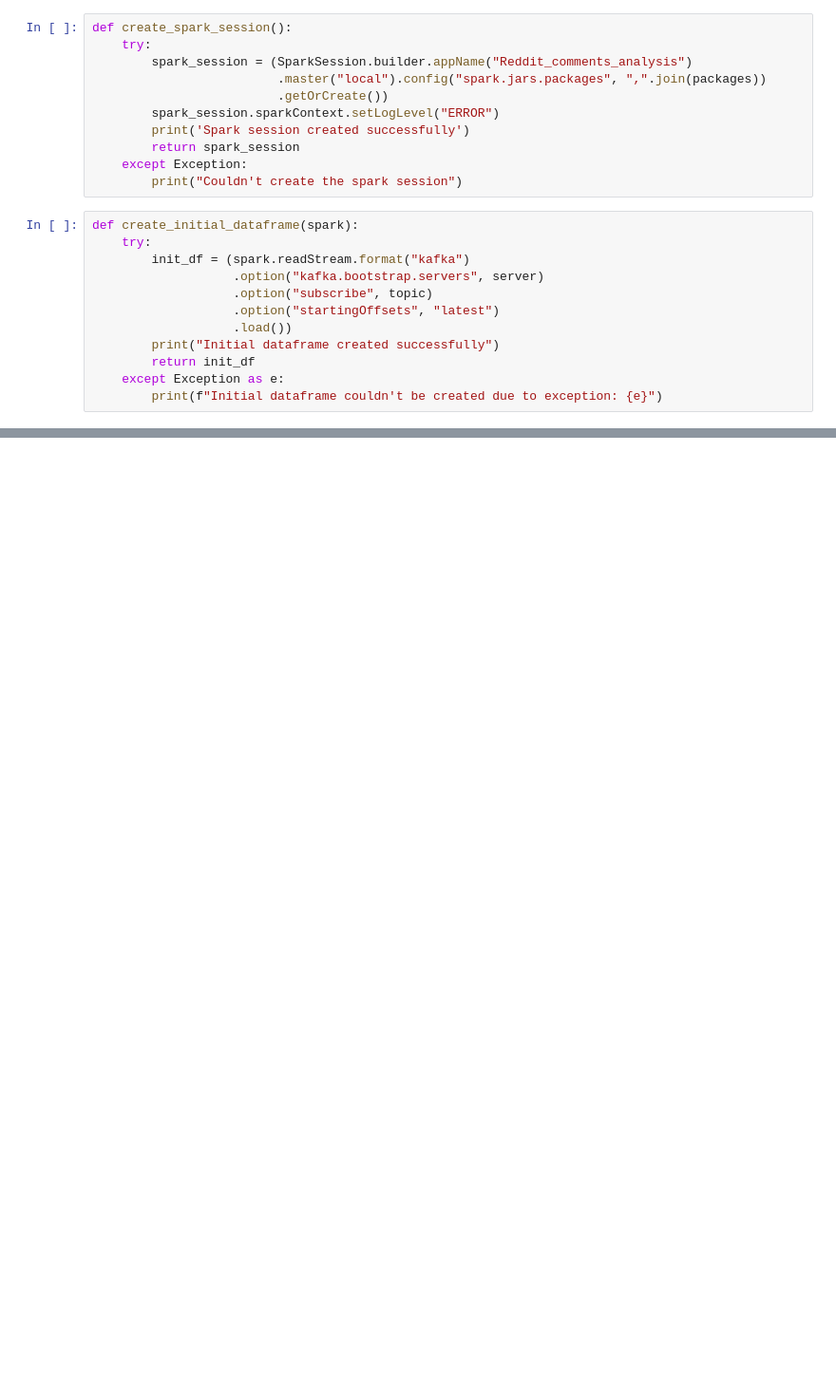
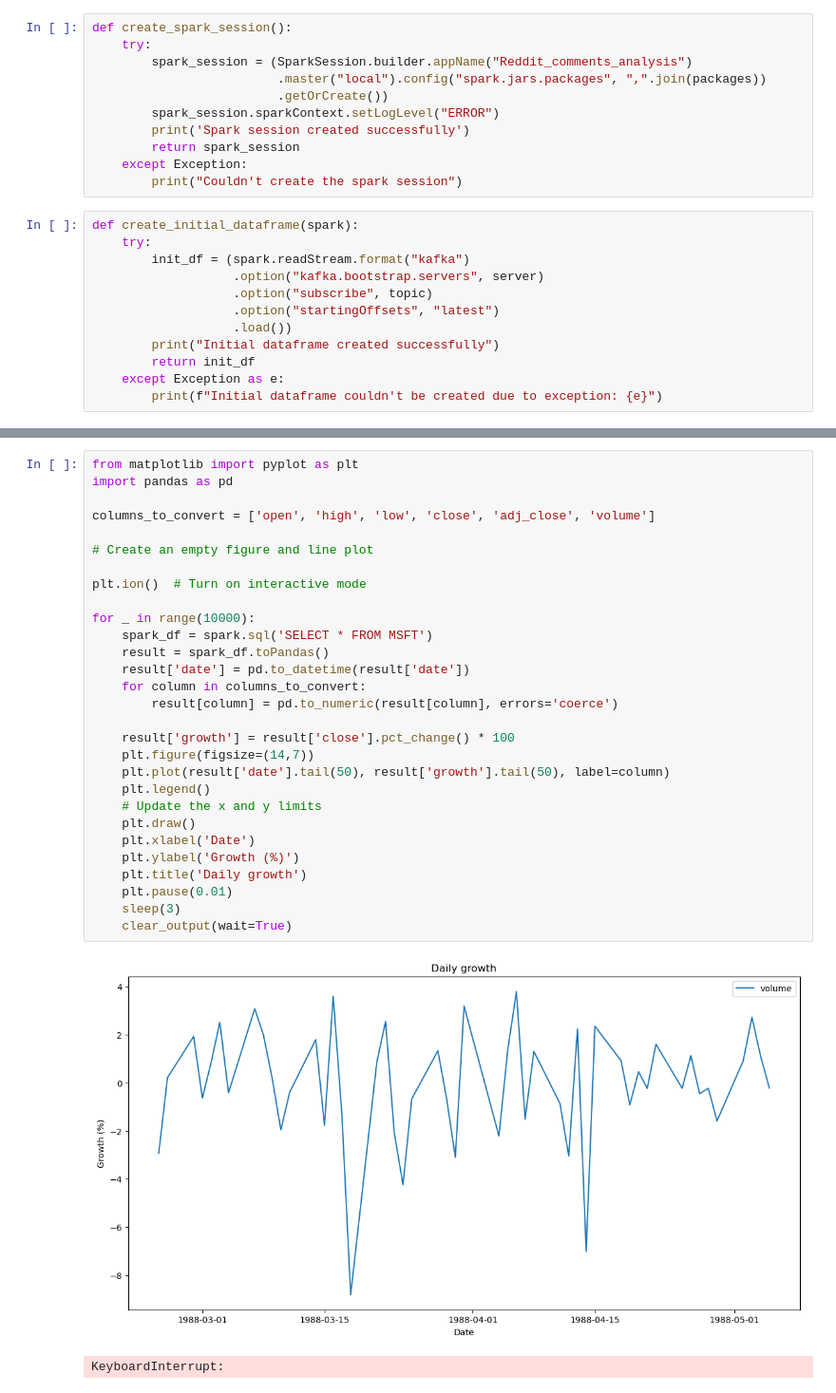
Before and after one commit to ZuyLeLe/Streaming-and-analyzing-stock-data-using-Spark-and-Kafka, a Jupyter notebook: consumer.ipynb, the cells around one changed output, grey strips where cells are left out. Shown at 95% size. Saved outputs shown, nothing was run; the diff lists cells and outputs as text; blank space fills up the shorter version.

```diff
--- a/consumer.ipynb
+++ b/consumer.ipynb
@@ -90,0 +145,32 @@ if __name__ == '__main__':
+# %%
+from matplotlib import pyplot as plt
+import pandas as pd
+
+columns_to_convert = ['open', 'high', 'low', 'close', 'adj_close', 'volume']
+
+# Create an empty figure and line plot
+
+plt.ion()  # Turn on interactive mode
+
+for _ in range(10000):
+    spark_df = spark.sql('SELECT * FROM MSFT')
+    result = spark_df.toPandas()
+    result['date'] = pd.to_datetime(result['date'])
+    for column in columns_to_convert:
+        result[column] = pd.to_numeric(result[column], errors='coerce')
+
+    result['growth'] = result['close'].pct_change() * 100
+    plt.figure(figsize=(14,7))
+    plt.plot(result['date'].tail(50), result['growth'].tail(50), label=column)
+    plt.legend()
+    # Update the x and y limits
+    plt.draw()
+    plt.xlabel('Date')
+    plt.ylabel('Growth (%)')
+    plt.title('Daily growth')
+    plt.pause(0.01)
+    sleep(3)
+    clear_output(wait=True)
+# %% [output]
+[figure, added]
+KeyboardInterrupt:
```
Also changed, not shown: parts of 13 cells of this notebook, 2 other files.
